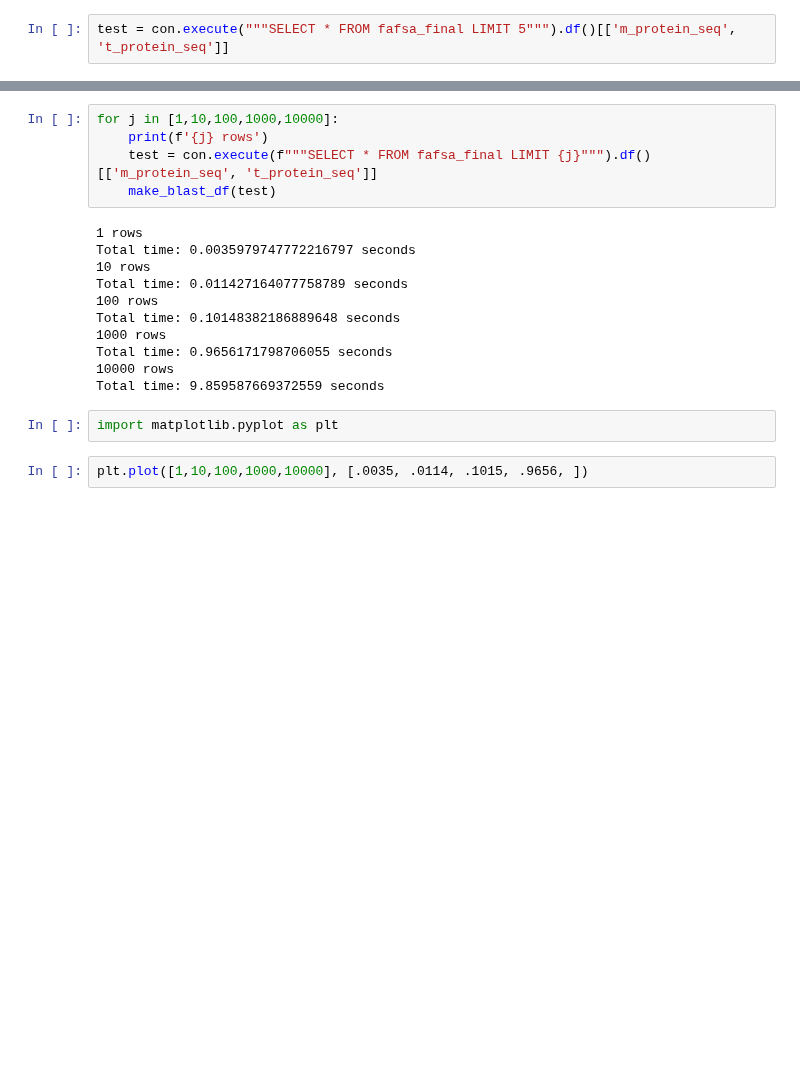
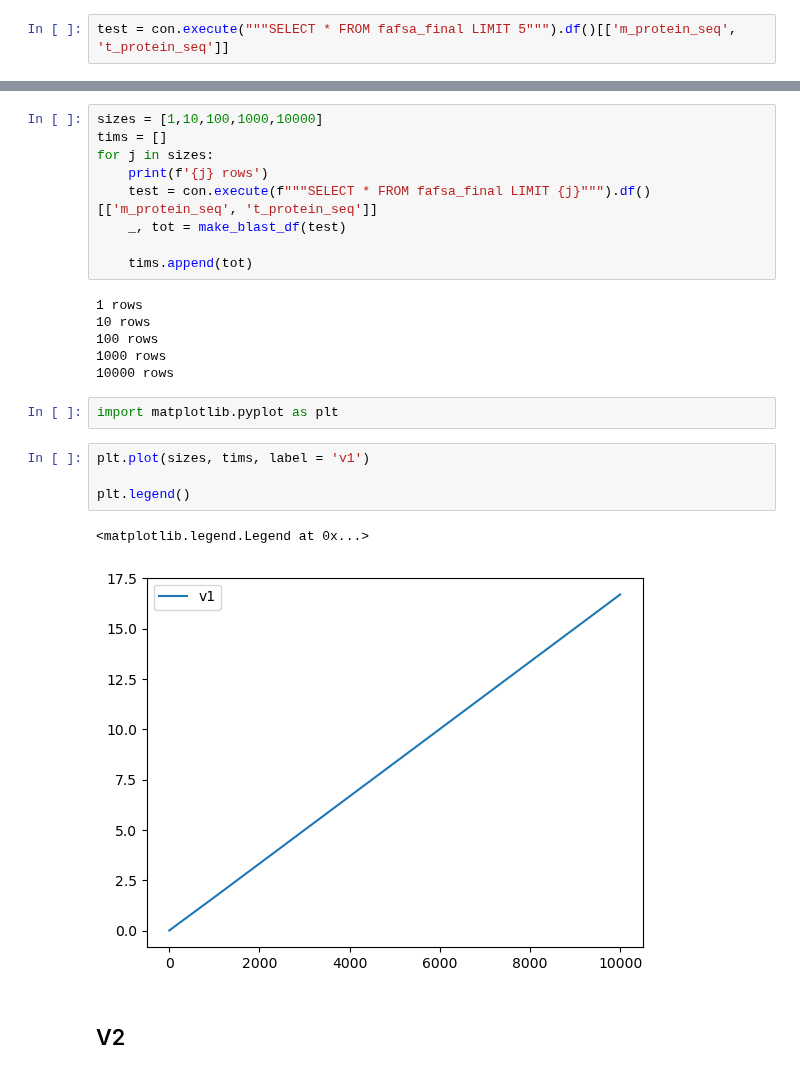
Before and after one commit to learn2therm/PairProphet, a Jupyter notebook: notebooks/new_pairwise_aligner.ipynb, the cells around one changed output, grey strips where cells are left out. Drawn from its saved outputs; the diff is of its cells as text; blank space fills up the shorter version.

```diff
--- a/notebooks/new_pairwise_aligner.ipynb
+++ b/notebooks/new_pairwise_aligner.ipynb
@@ -227,20 +236,26 @@ Total time: 0.00978398323059082 seconds
 # %%
-for j in [1,10,100,1000,10000]:
+sizes = [1,10,100,1000,10000]
+tims = []
+for j in sizes:
     print(f'{j} rows')
     test = con.execute(f"""SELECT * FROM fafsa_final LIMIT {j}""").df()[['m_protein_seq', 't_protein_seq']]
-    make_blast_df(test)
+    _, tot = make_blast_df(test)
+
+    tims.append(tot)
 # %% [output]
 1 rows
-Total time: 0.0035979747772216797 seconds
 10 rows
-Total time: 0.011427164077758789 seconds
 100 rows
-Total time: 0.10148382186889648 seconds
 1000 rows
-Total time: 0.9656171798706055 seconds
 10000 rows
-Total time: 9.859587669372559 seconds
 # %%
 import matplotlib.pyplot as plt
 # %%
-plt.plot([1,10,100,1000,10000], [.0035, .0114, .1015, .9656, ])
+plt.plot(sizes, tims, label = 'v1')
+
+plt.legend()
+# %% [output]
+<matplotlib.legend.Legend at 0x...>
+[figure, added]
+# %% [markdown]
+## V2
```
Also changed, not shown: parts of 8 cells of this notebook.
